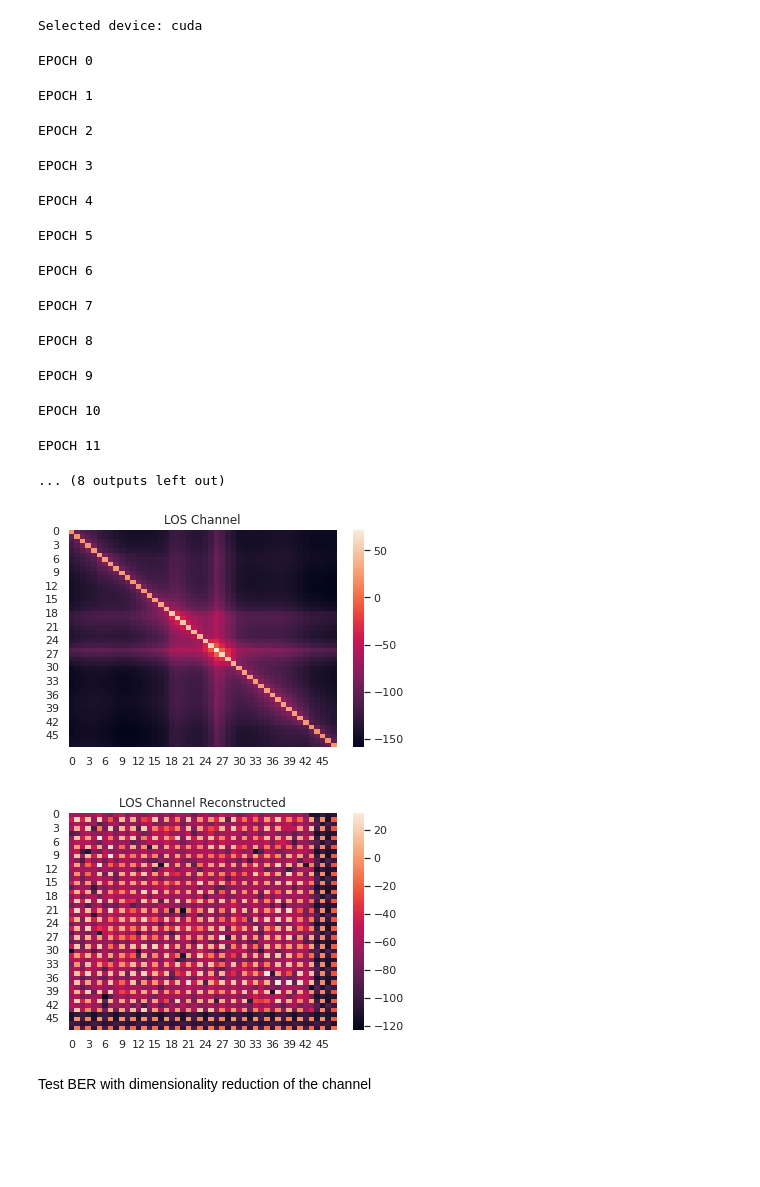
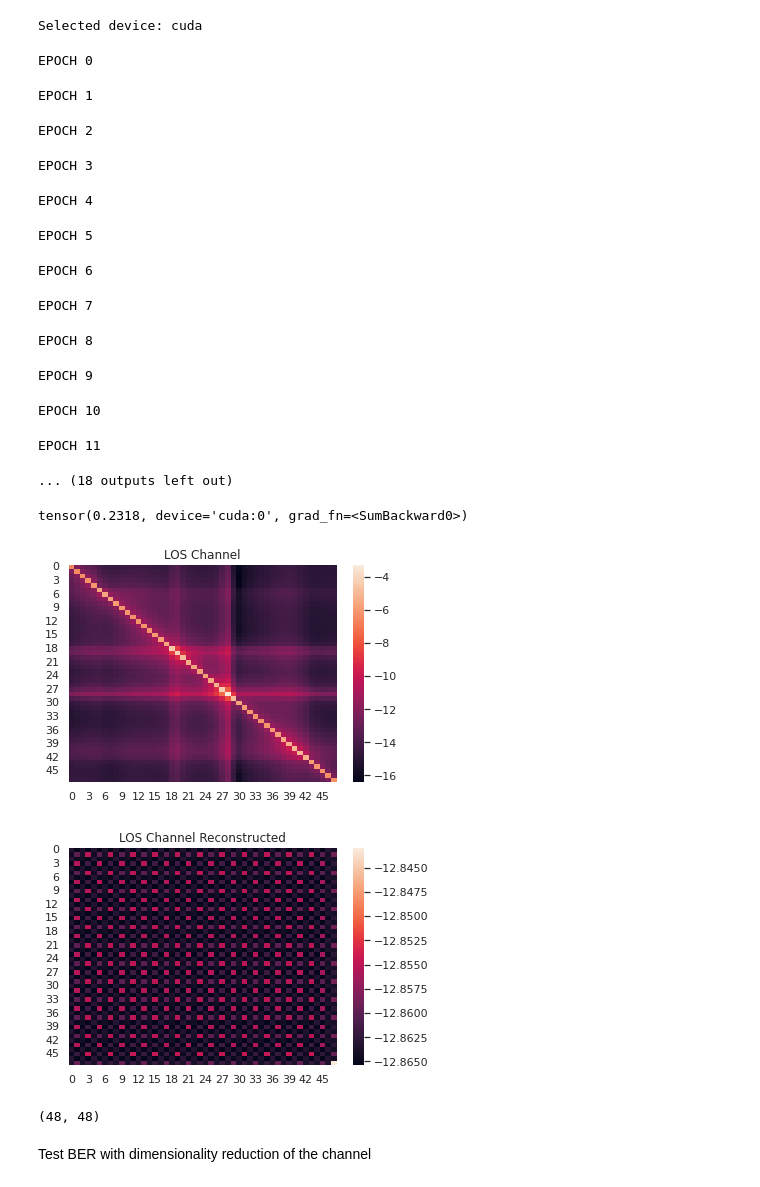
Before and after one commit to Tonix22/MasterDegreeCode, a Jupyter notebook: OFDM_Equalizer/App/NeuronalNet/ChannAutoenconder.ipynb, the cells around one changed output. Drawn from its saved outputs; the diff is of its cells as text; code cells hidden in the pictures; blank space fills up the shorter version.

Commit message:
Normalization,standarization, in Autoenconder

```diff
--- a/OFDM_Equalizer/App/NeuronalNet/ChannAutoenconder.ipynb
+++ b/OFDM_Equalizer/App/NeuronalNet/ChannAutoenconder.ipynb
@@ -78,7 +91,7 @@ train_loss = []
 Selected device: cuda
 # %%
 #TRAIN
-for EPOCHS in range(0,20):
+for EPOCHS in range(0,30):
     print("EPOCH {}".format(EPOCHS))
     # Generate a random permutation of the indices along the third axis
     permutation = np.random.permutation(data.H.shape[2])
@@ -120,7 +133,7 @@ EPOCH 8
 EPOCH 9
 EPOCH 10
 EPOCH 11
-... (8 outputs left out)
+... (18 outputs left out)
 # %%
 #TEST
 encoder.eval()
@@ -153,34 +166,46 @@ with torch.no_grad():
     recon_image = torch.cat(recon_image)
 
     val_loss = loss_fn(input_image, recon_image)
+# %%
+sns.set_theme()
+H = data.H[:,:,10000]
+#autoenconder Input
+chann = torch.from_numpy(H).to(device)
+chann = chann[None,None,:,:]
+#### Encode decode
+z = encoder(chann)
+decoded_image = decoder(z)
+
+#Channel inverse matrix
+I = torch.from_numpy(H_inv[:,:,10001]).to(device)
+# Evaluate loss
+
+loss = loss_fn(I, decoded_image)
+print(loss)
+# %% [output]
+tensor(0.2318, device='cuda:0', grad_fn=<SumBackward0>)
 # %%
-sns.set_theme()
-H = data.H[:,:,0]
-H = np.matrix(H)
-inverse = np.linalg.inv(H)
-I = np.squeeze(np.asarray(inverse))
+
+I = np.squeeze(I.cpu().detach().numpy())
 cmap = sns.diverging_palette(230, 20, as_cmap=True)
 # Draw the heatmap with the mask and correct aspect ratio
-sns.heatmap(20*np.log(np.abs(I)))
+sns.heatmap(np.log(np.abs(I)))
 #sns.heatmap(chann.real)
 plt.title( "LOS Channel" )
 plt.show()
 # %% [output]
-[figure, old version]
+[figure, new version]
 # %%
-H = data.H[:,:,0]
-#autoenconder Input
-chann   = torch.from_numpy(H).to(device)
-chann = chann[None,None,:,:]
-#### Encode decode
-z = encoder(chann)
-decoded_image = decoder(z).cpu().detach().numpy()*normalize_factor
-chann = np.reshape(decoded_image,(48,48))
-sns.heatmap(20*np.log(np.abs(chann)))
+decoded_image = np.squeeze(decoded_image.cpu().detach().numpy())
+sns.heatmap(np.log(np.abs(decoded_image)))
 plt.title( "LOS Channel Reconstructed" )
 plt.show()
 # %% [output]
-[figure, old version]
+[figure, new version]
+# %%
+np.squeeze(decoded_image).shape
+# %% [output]
+(48, 48)
 # %% [markdown]
 Test BER with dimensionality reduction of the channel
 # %%
```
Also changed, not shown: parts of 1 cell of this notebook, 1 other file.
